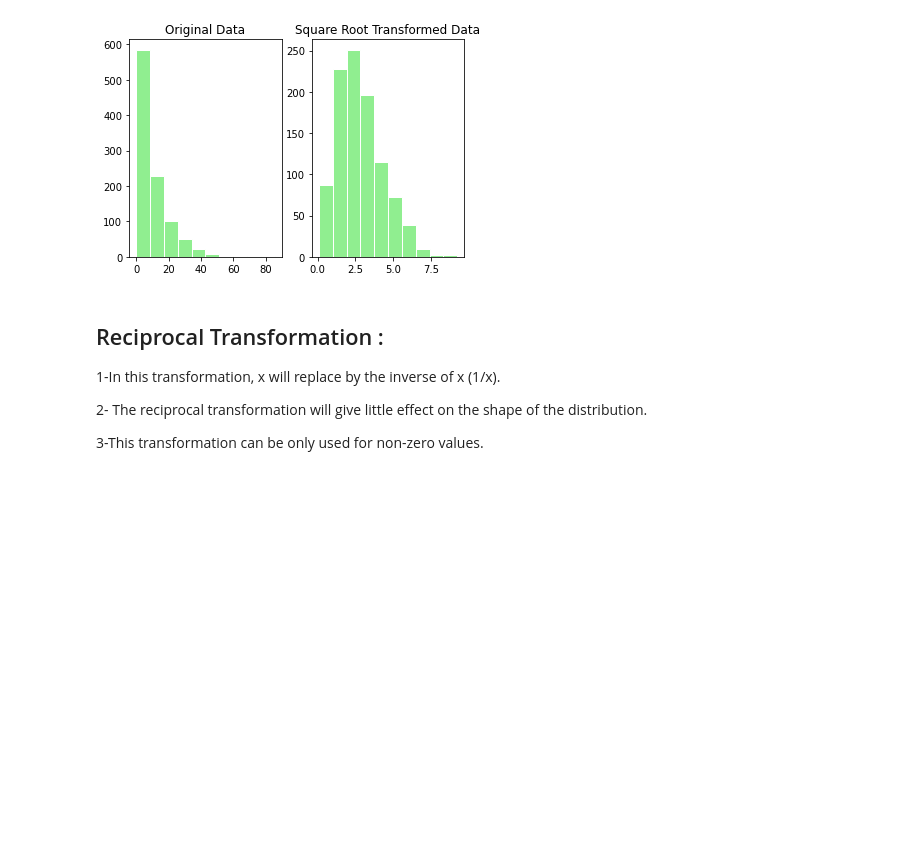
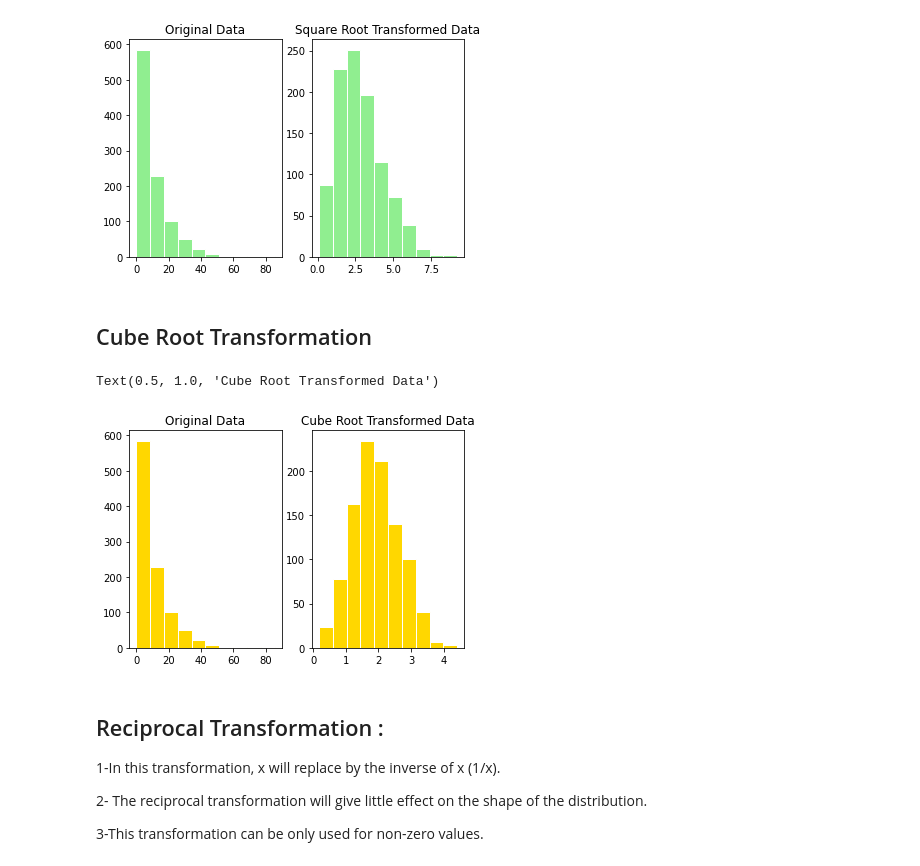
Before and after one commit to TasnimMo7amed/AI-Course-Tasks, a Jupyter notebook: Types Of Transformations For Better Normal Distribution Task.ipynb, the cells around one changed output. Cells and saved outputs as stored; diff of their text form; code cells hidden in the pictures; blank space fills up the shorter version.

```diff
--- a/Types Of Transformations For Better Normal Distribution Task.ipynb
+++ b/Types Of Transformations For Better Normal Distribution Task.ipynb
@@ -79,6 +79,25 @@ axs[1].set_title('Square Root Transformed Data')
 # %% [output]
 Text(0.5, 1.0, 'Square Root Transformed Data')
 [figure]
+# %% [markdown]
+## Cube Root Transformation
+# %%
+#create log-transformed data
+Cube_target = np.cbrt(Exponential)
+
+#define grid of plots
+fig, axs = plt.subplots(nrows=1, ncols=2)
+
+#create histograms
+axs[0].hist(Exponential, edgecolor='white',color="Gold")
+axs[1].hist(Cube_target, edgecolor='white',color="Gold")
+
+#add title to each histogram
+axs[0].set_title('Original Data')
+axs[1].set_title('Cube Root Transformed Data')
+# %% [output]
+Text(0.5, 1.0, 'Cube Root Transformed Data')
+[figure, added]
 # %% [markdown]
 ## Reciprocal Transformation :
 
```
